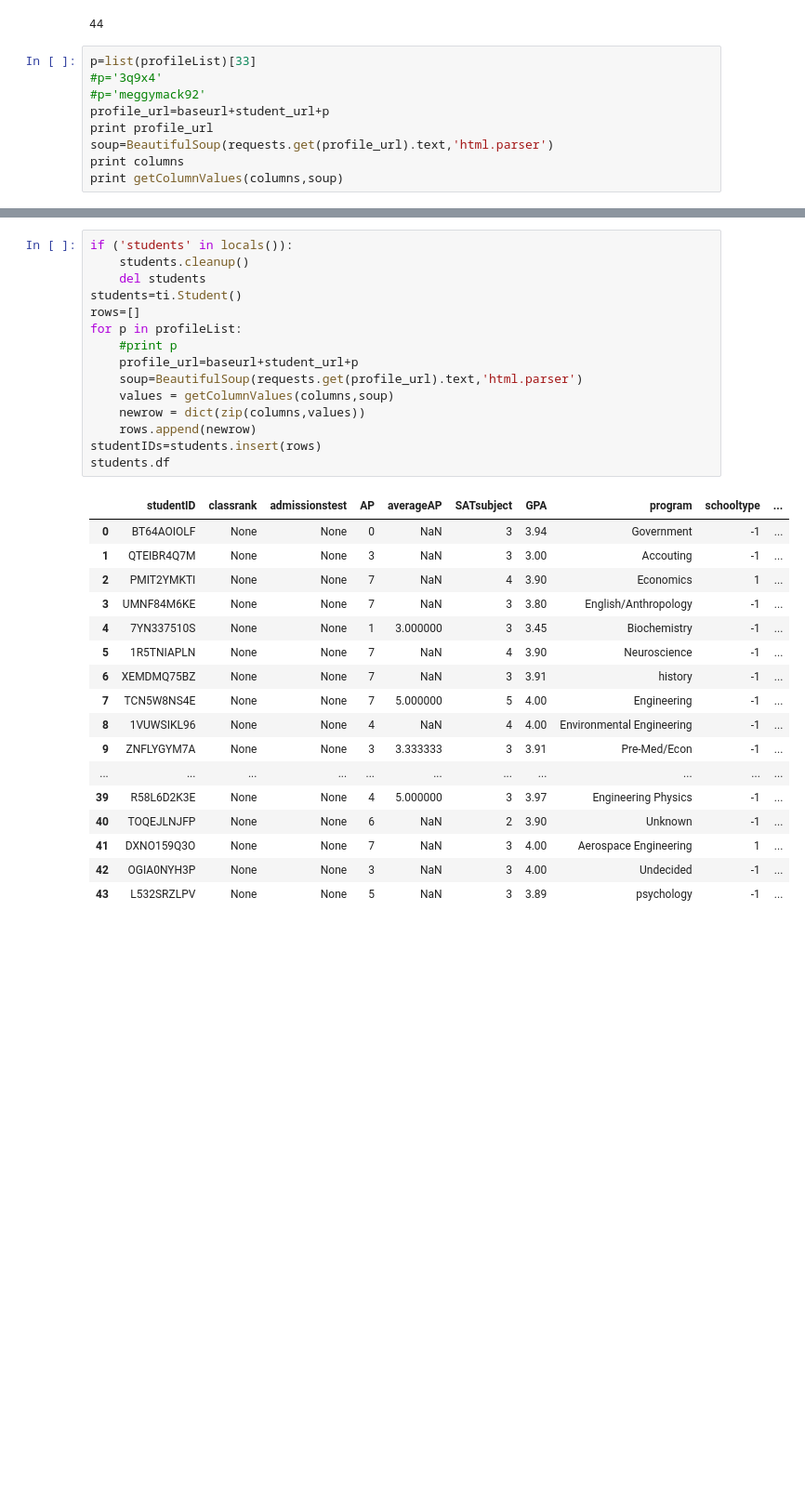
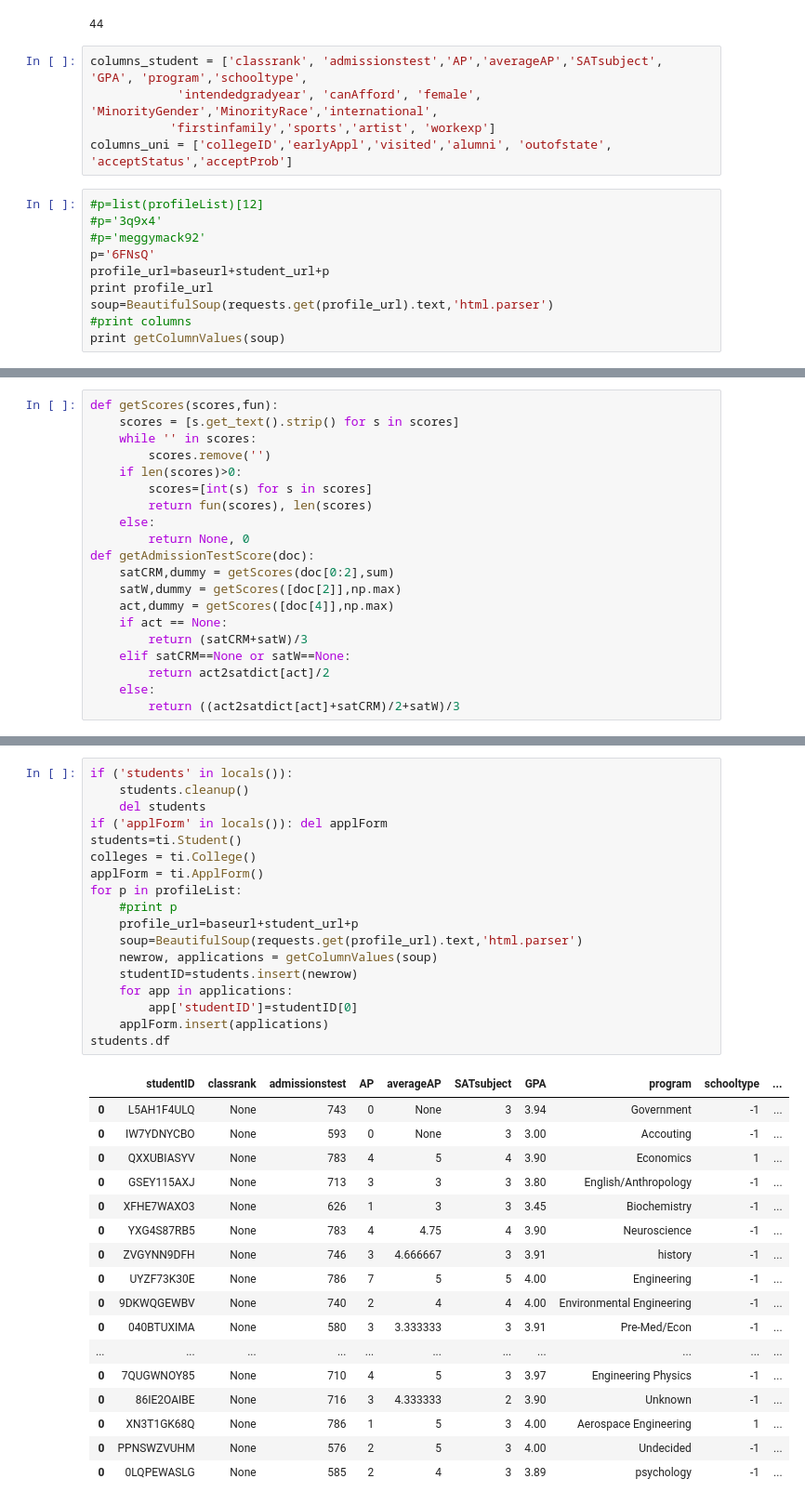
Before and after one commit to wihl/cs109-groupproj-college, a Jupyter notebook: scrape/collegedata/SingleRender.ipynb, the cells around one changed output, grey strips where cells are left out. Shown: that part at 93% size. Cells and saved outputs as stored; diff of their text form; blank space fills up the shorter version.

Commit message:
Successfully created database of applications for one webpage
TODO
- find class rank ( this will be a problem)
- scrape work experience and artist tag
- apply to all universities and years

```diff
--- a/scrape/collegedata/SingleRender.ipynb
+++ b/scrape/collegedata/SingleRender.ipynb
@@ -111,13 +176,19 @@ for p in profiles:
 print len(profileList)
 # %% [output]
 44
+# %%
+columns_student = ['classrank', 'admissionstest','AP','averageAP','SATsubject', 'GPA', 'program','schooltype',
+            'intendedgradyear', 'canAfford', 'female', 'MinorityGender','MinorityRace','international',
+           'firstinfamily','sports','artist', 'workexp']
+columns_uni = ['collegeID','earlyAppl','visited','alumni', 'outofstate', 'acceptStatus','acceptProb']
 # %%
-p=list(profileList)[33]
+#p=list(profileList)[12]
 #p='3q9x4'
 #p='meggymack92'
+p='6FNsQ'
 profile_url=baseurl+student_url+p
 print profile_url
 soup=BeautifulSoup(requests.get(profile_url).text,'html.parser')
-print columns
-print getColumnValues(columns,soup)
+#print columns
+print getColumnValues(soup)
 # %% [output]
@@ -135 +198,21 @@ def getAvgScore(scores):
+# %%
+def getScores(scores,fun):
+    scores = [s.get_text().strip() for s in scores]
+    while '' in scores:
+        scores.remove('')
+    if len(scores)>0:
+        scores=[int(s) for s in scores]
+        return fun(scores), len(scores)
+    else:
+        return None, 0
+def getAdmissionTestScore(doc):
+    satCRM,dummy = getScores(doc[0:2],sum)
+    satW,dummy = getScores([doc[2]],np.max)
+    act,dummy = getScores([doc[4]],np.max)
+    if act == None:
+        return (satCRM+satW)/3
+    elif satCRM==None or satW==None:
+        return act2satdict[act]/2
+    else:
+        return ((act2satdict[act]+satCRM)/2+satW)/3
 # %%
@@ -164,33 +263,36 @@ def getColumnValues(columns, soup):
 # %%
 if ('students' in locals()):
     students.cleanup()
     del students
+if ('applForm' in locals()): del applForm
 students=ti.Student()
-rows=[]
+colleges = ti.College()
+applForm = ti.ApplForm()
 for p in profileList:
     #print p
     profile_url=baseurl+student_url+p
     soup=BeautifulSoup(requests.get(profile_url).text,'html.parser')
-    values = getColumnValues(columns,soup)
-    newrow = dict(zip(columns,values))
-    rows.append(newrow)
-studentIDs=students.insert(rows)
+    newrow, applications = getColumnValues(soup)
+    studentID=students.insert(newrow)
+    for app in applications:
+        app['studentID']=studentID[0]
+    applForm.insert(applications)
 students.df
 # %% [output]
 |  | studentID | classrank | admissionstest | AP | averageAP | SATsubject | GPA | program | schooltype | ... |
-| 0 | BT64AOIOLF | None | None | 0 | NaN | 3 | 3.94 | Government | -1 | ... |
-| 1 | QTEIBR4Q7M | None | None | 3 | NaN | 3 | 3.00 | Accouting | -1 | ... |
-| 2 | PMIT2YMKTI | None | None | 7 | NaN | 4 | 3.90 | Economics | 1 | ... |
-| 3 | UMNF84M6KE | None | None | 7 | NaN | 3 | 3.80 | English/Anthropology | -1 | ... |
-| 4 | 7YN337510S | None | None | 1 | 3.000000 | 3 | 3.45 | Biochemistry | -1 | ... |
-| 5 | 1R5TNIAPLN | None | None | 7 | NaN | 4 | 3.90 | Neuroscience | -1 | ... |
-| 6 | XEMDMQ75BZ | None | None | 7 | NaN | 3 | 3.91 | history | -1 | ... |
-| 7 | TCN5W8NS4E | None | None | 7 | 5.000000 | 5 | 4.00 | Engineering | -1 | ... |
-| 8 | 1VUWSIKL96 | None | None | 4 | NaN | 4 | 4.00 | Environmental Engineering | -1 | ... |
-| 9 | ZNFLYGYM7A | None | None | 3 | 3.333333 | 3 | 3.91 | Pre-Med/Econ | -1 | ... |
+| 0 | L5AH1F4ULQ | None | 743 | 0 | None | 3 | 3.94 | Government | -1 | ... |
+| 0 | IW7YDNYCBO | None | 593 | 0 | None | 3 | 3.00 | Accouting | -1 | ... |
+| 0 | QXXUBIASYV | None | 783 | 4 | 5 | 4 | 3.90 | Economics | 1 | ... |
+| 0 | GSEY115AXJ | None | 713 | 3 | 3 | 3 | 3.80 | English/Anthropology | -1 | ... |
+| 0 | XFHE7WAXO3 | None | 626 | 1 | 3 | 3 | 3.45 | Biochemistry | -1 | ... |
+| 0 | YXG4S87RB5 | None | 783 | 4 | 4.75 | 4 | 3.90 | Neuroscience | -1 | ... |
+| 0 | ZVGYNN9DFH | None | 746 | 3 | 4.666667 | 3 | 3.91 | history | -1 | ... |
+| 0 | UYZF73K30E | None | 786 | 7 | 5 | 5 | 4.00 | Engineering | -1 | ... |
+| 0 | 9DKWQGEWBV | None | 740 | 2 | 4 | 4 | 4.00 | Environmental Engineering | -1 | ... |
+| 0 | 040BTUXIMA | None | 580 | 3 | 3.333333 | 3 | 3.91 | Pre-Med/Econ | -1 | ... |
 | ... | ... | ... | ... | ... | ... | ... | ... | ... | ... | ... |
-| 39 | R58L6D2K3E | None | None | 4 | 5.000000 | 3 | 3.97 | Engineering Physics | -1 | ... |
-| 40 | TOQEJLNJFP | None | None | 6 | NaN | 2 | 3.90 | Unknown | -1 | ... |
-| 41 | DXNO159Q3O | None | None | 7 | NaN | 3 | 4.00 | Aerospace Engineering | 1 | ... |
-| 42 | OGIA0NYH3P | None | None | 3 | NaN | 3 | 4.00 | Undecided | -1 | ... |
-| 43 | L532SRZLPV | None | None | 5 | NaN | 3 | 3.89 | psychology | -1 | ... |
+| 0 | 7QUGWNOY85 | None | 710 | 4 | 5 | 3 | 3.97 | Engineering Physics | -1 | ... |
+| 0 | 86IE2OAIBE | None | 716 | 3 | 4.333333 | 2 | 3.90 | Unknown | -1 | ... |
+| 0 | XN3T1GK68Q | None | 786 | 1 | 5 | 3 | 4.00 | Aerospace Engineering | 1 | ... |
+| 0 | PPNSWZVUHM | None | 576 | 2 | 5 | 3 | 4.00 | Undecided | -1 | ... |
+| 0 | 0LQPEWASLG | None | 585 | 2 | 4 | 3 | 3.89 | psychology | -1 | ... |
```
Also changed, not shown: parts of 9 cells of this notebook, 1 other file.
